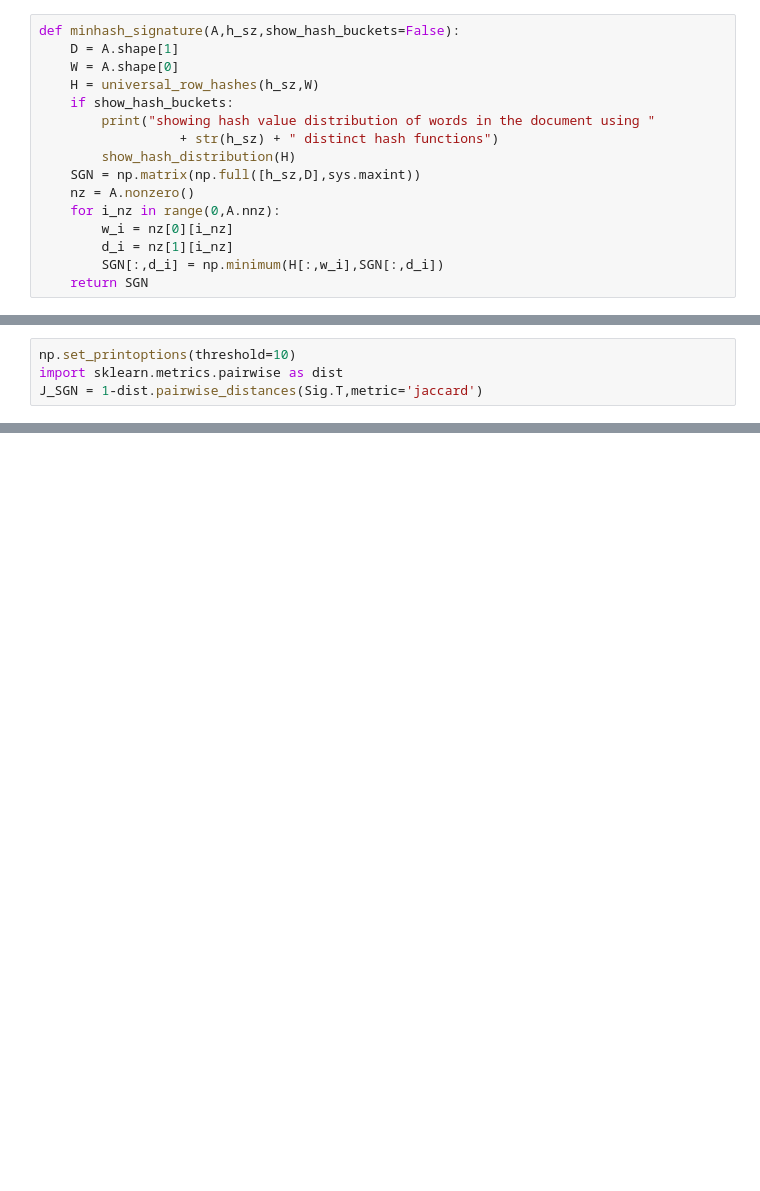
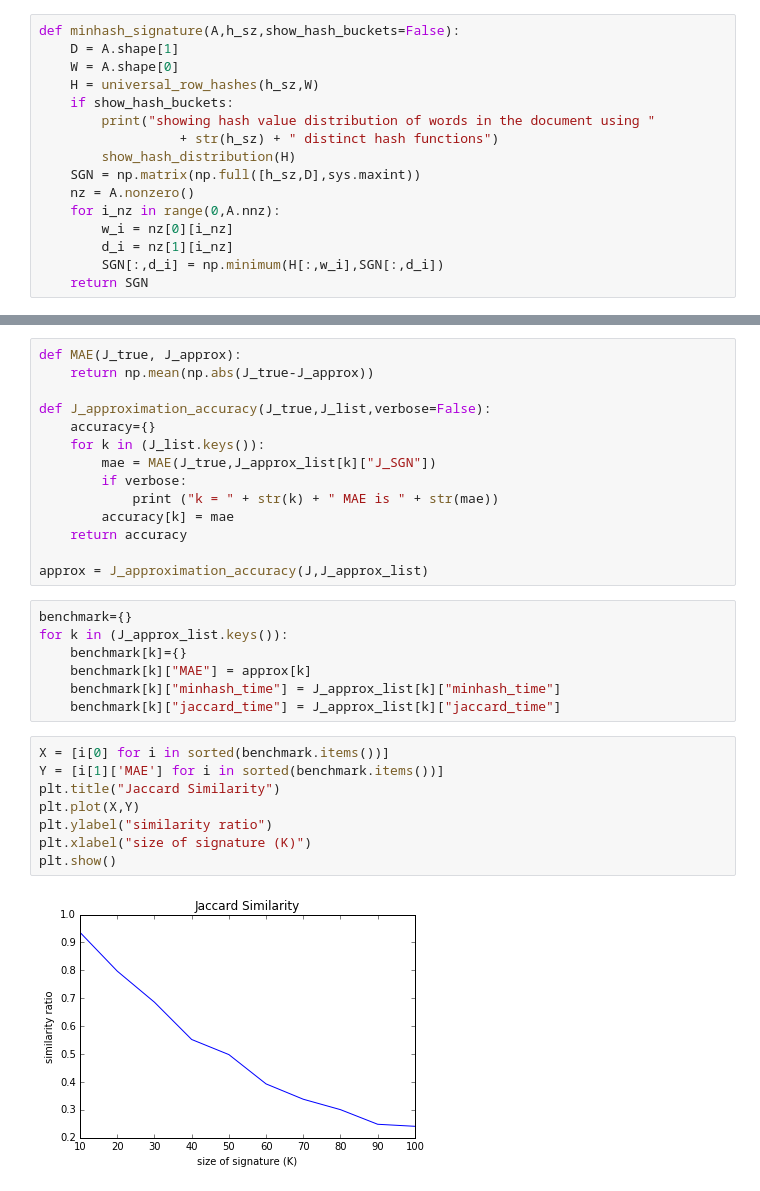
Before and after one commit to MartinMetaksov/diku.LSDA, a Jupyter notebook: hw2/src/MinHashLSH.ipynb, the cells around one changed output, grey strips where cells are left out. Drawn from its saved outputs; the diff is of its cells as text; blank space fills up the shorter version.

```diff
--- a/hw2/src/MinHashLSH.ipynb
+++ b/hw2/src/MinHashLSH.ipynb
@@ -208,4 +164,0 @@ np.mean(J_approx)
-# %%
-np.set_printoptions(threshold=10)
-import sklearn.metrics.pairwise as dist
-J_SGN = 1-dist.pairwise_distances(Sig.T,metric='jaccard')
@@ -227,0 +240,31 @@ np.mean(J)
+# %%
+def MAE(J_true, J_approx):
+    return np.mean(np.abs(J_true-J_approx))
+
+def J_approximation_accuracy(J_true,J_list,verbose=False):
+    accuracy={}
+    for k in (J_list.keys()):
+        mae = MAE(J_true,J_approx_list[k]["J_SGN"])
+        if verbose:
+            print ("k = " + str(k) + " MAE is " + str(mae))
+        accuracy[k] = mae
+    return accuracy
+
+approx = J_approximation_accuracy(J,J_approx_list)
+# %%
+benchmark={}
+for k in (J_approx_list.keys()):
+    benchmark[k]={}
+    benchmark[k]["MAE"] = approx[k]
+    benchmark[k]["minhash_time"] = J_approx_list[k]["minhash_time"]
+    benchmark[k]["jaccard_time"] = J_approx_list[k]["jaccard_time"]
+# %%
+X = [i[0] for i in sorted(benchmark.items())]
+Y = [i[1]['MAE'] for i in sorted(benchmark.items())]
+plt.title("Jaccard Similarity")
+plt.plot(X,Y)
+plt.ylabel("similarity ratio")
+plt.xlabel("size of signature (K)")
+plt.show()
+# %% [output]
+[figure, added]
```
Also changed, not shown: parts of 21 cells of this notebook.
